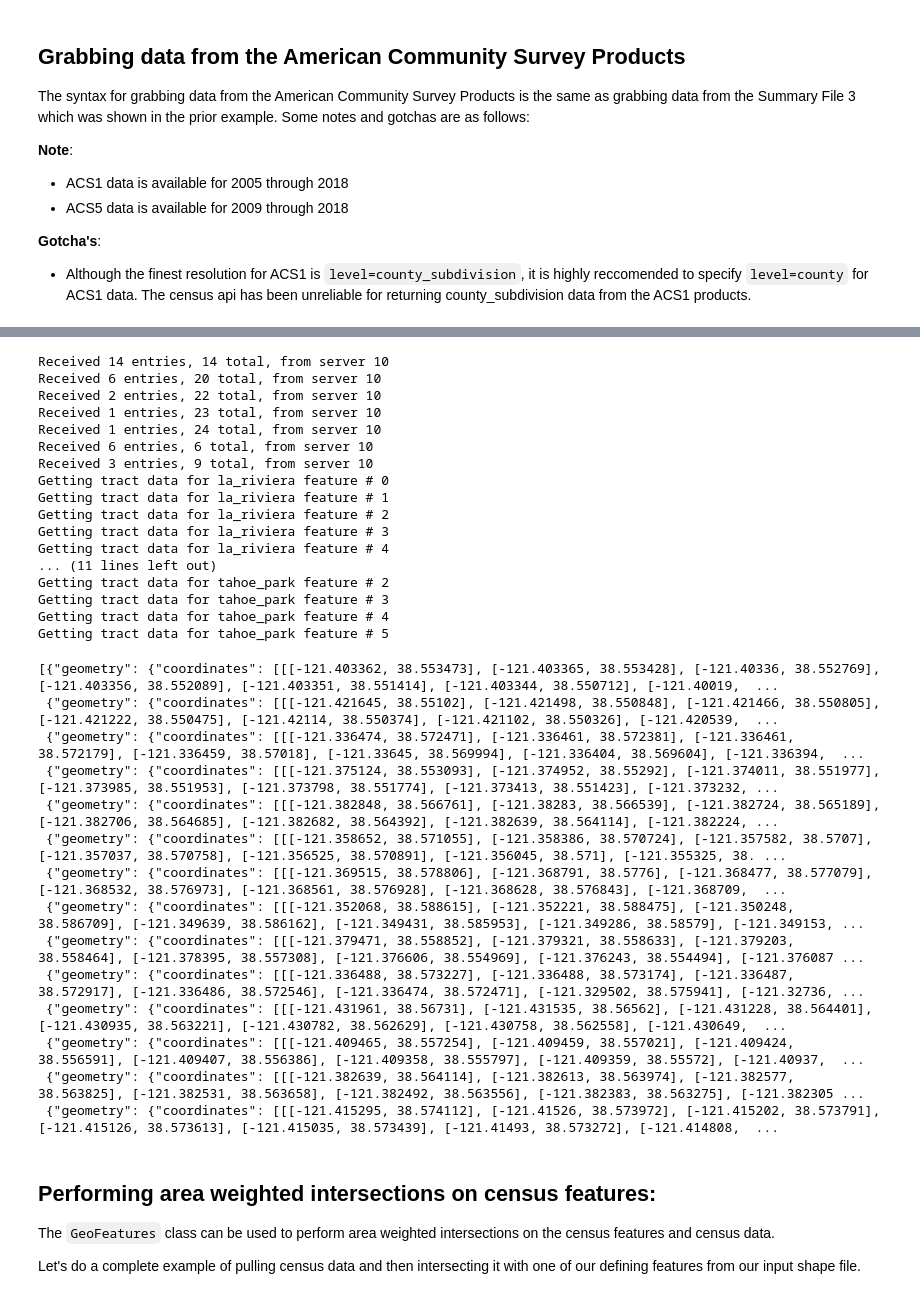
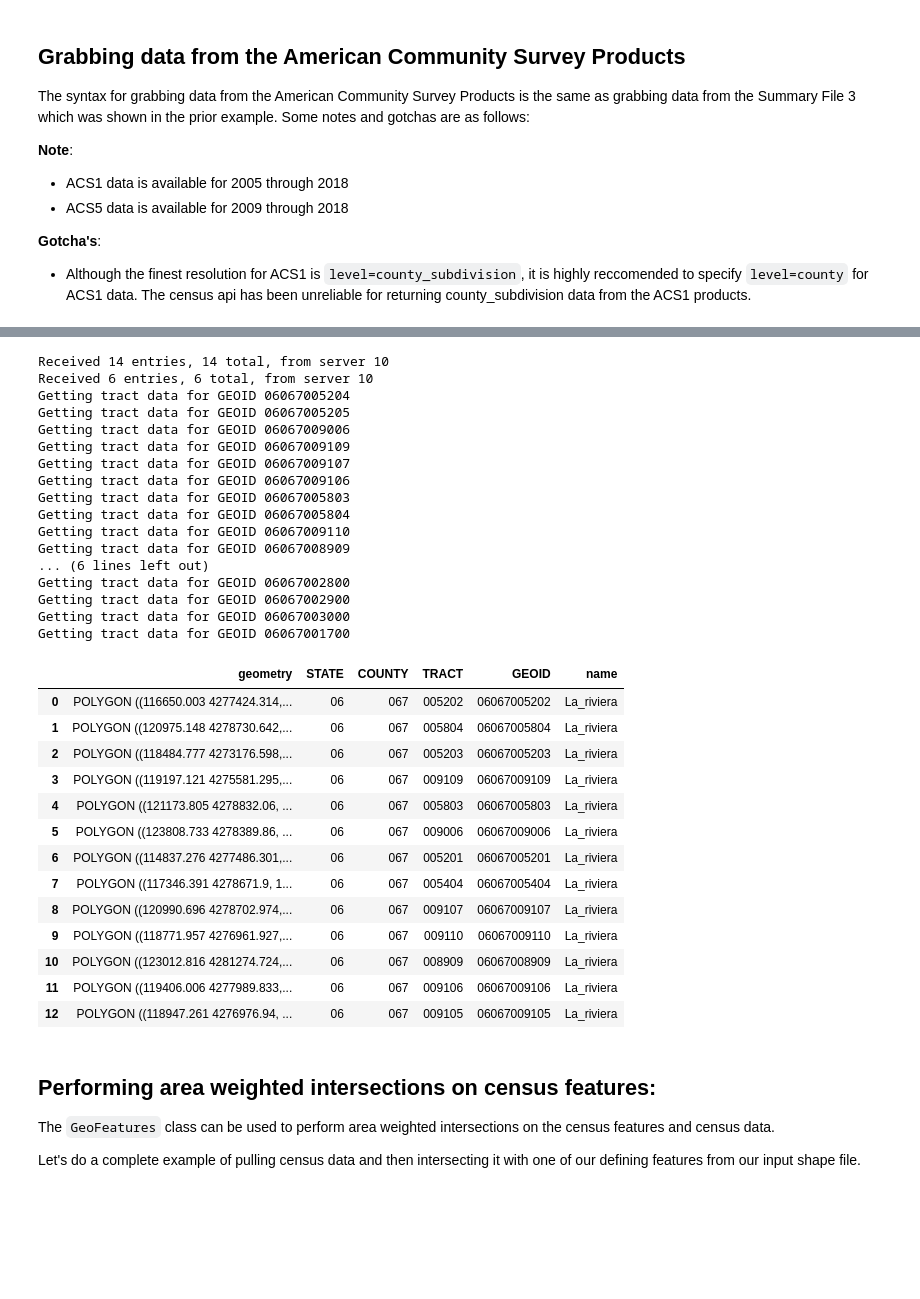
Before and after one commit to jlarsen-usgs/census-data-collector, a Jupyter notebook: examples/1 basic datacollector example.ipynb, the cells around one changed output, grey strips where cells are left out. Drawn from its saved outputs; the diff is of its cells as text; code cells hidden in the pictures; blank space fills up the shorter version.

```diff
--- a/examples/1 basic datacollector example.ipynb
+++ b/examples/1 basic datacollector example.ipynb
@@ -24,7 +23,7 @@ from censusdc import TigerWeb, Acs1, Acs5, Sf3
 
 A personal API key can be obtained from https://api.census.gov/data/key_signup.html
 # %%
-apikey = os.path.join("..", "api_key.dat")
+apikey = Path("../api_key.dat")
 with open(apikey) as api:
     apikey = api.readline().strip()
 # %% [markdown]
@@ -39,0 +37,4 @@ shp_file = os.path.join('..', 'data', 'Sacramento_neighborhoods_WGS.shp')
+# %%
+shp_file = Path('../data/Sacramento_neighborhoods.shp')
+gdf = gpd.read_file(shp_file)
+gdf.head()
@@ -259,50 +245,49 @@ Getting county data for tahoe_park feature # 0
 # %%
 # An ACS5 example
 year = 2010
 level = "tract"
 
-tigweb = TigerWeb(shp_file, field="name")
+tigweb = TigerWeb(gdf, field="name")
 tigweb.get_data(year, level=level)
 
 variables = (AcsVariables.population, AcsVariables.median_income)
 acs5 = Acs5(tigweb.features, year, apikey)
 acs5.get_data(level=level, variables=variables)
 
-names = acs5.feature_names
-la_riv = acs5.get_feature(names[0])
-la_riv
+features = acs5.features
+features
 # %% [output]
 Received 14 entries, 14 total, from server 10
-Received 6 entries, 20 total, from server 10
-Received 2 entries, 22 total, from server 10
-Received 1 entries, 23 total, from server 10
-Received 1 entries, 24 total, from server 10
 Received 6 entries, 6 total, from server 10
-Received 3 entries, 9 total, from server 10
-Getting tract data for la_riviera feature # 0
-Getting tract data for la_riviera feature # 1
-Getting tract data for la_riviera feature # 2
-Getting tract data for la_riviera feature # 3
-Getting tract data for la_riviera feature # 4
-... (11 lines left out)
-Getting tract data for tahoe_park feature # 2
-Getting tract data for tahoe_park feature # 3
-Getting tract data for tahoe_park feature # 4
-Getting tract data for tahoe_park feature # 5
+Getting tract data for GEOID 06067005204
+Getting tract data for GEOID 06067005205
+Getting tract data for GEOID 06067009006
+Getting tract data for GEOID 06067009109
+Getting tract data for GEOID 06067009107
+Getting tract data for GEOID 06067009106
+Getting tract data for GEOID 06067005803
+Getting tract data for GEOID 06067005804
+Getting tract data for GEOID 06067009110
+Getting tract data for GEOID 06067008909
+... (6 lines left out)
+Getting tract data for GEOID 06067002800
+Getting tract data for GEOID 06067002900
+Getting tract data for GEOID 06067003000
+Getting tract data for GEOID 06067001700
-[{"geometry": {"coordinates": [[[-121.403362, 38.553473], [-121.403365, 38.553428], [-121.40336, 38.552769], [-121.403356, 38.552089], [-121.403351, 38.551414], [-121.403344, 38.550712], [-121.40019,  ...
- {"geometry": {"coordinates": [[[-121.421645, 38.55102], [-121.421498, 38.550848], [-121.421466, 38.550805], [-121.421222, 38.550475], [-121.42114, 38.550374], [-121.421102, 38.550326], [-121.420539,  ...
- {"geometry": {"coordinates": [[[-121.336474, 38.572471], [-121.336461, 38.572381], [-121.336461, 38.572179], [-121.336459, 38.57018], [-121.33645, 38.569994], [-121.336404, 38.569604], [-121.336394,  ...
- {"geometry": {"coordinates": [[[-121.375124, 38.553093], [-121.374952, 38.55292], [-121.374011, 38.551977], [-121.373985, 38.551953], [-121.373798, 38.551774], [-121.373413, 38.551423], [-121.373232, ...
- {"geometry": {"coordinates": [[[-121.382848, 38.566761], [-121.38283, 38.566539], [-121.382724, 38.565189], [-121.382706, 38.564685], [-121.382682, 38.564392], [-121.382639, 38.564114], [-121.382224, ...
- {"geometry": {"coordinates": [[[-121.358652, 38.571055], [-121.358386, 38.570724], [-121.357582, 38.5707], [-121.357037, 38.570758], [-121.356525, 38.570891], [-121.356045, 38.571], [-121.355325, 38. ...
- {"geometry": {"coordinates": [[[-121.369515, 38.578806], [-121.368791, 38.5776], [-121.368477, 38.577079], [-121.368532, 38.576973], [-121.368561, 38.576928], [-121.368628, 38.576843], [-121.368709,  ...
- {"geometry": {"coordinates": [[[-121.352068, 38.588615], [-121.352221, 38.588475], [-121.350248, 38.586709], [-121.349639, 38.586162], [-121.349431, 38.585953], [-121.349286, 38.58579], [-121.349153, ...
- {"geometry": {"coordinates": [[[-121.379471, 38.558852], [-121.379321, 38.558633], [-121.379203, 38.558464], [-121.378395, 38.557308], [-121.376606, 38.554969], [-121.376243, 38.554494], [-121.376087 ...
- {"geometry": {"coordinates": [[[-121.336488, 38.573227], [-121.336488, 38.573174], [-121.336487, 38.572917], [-121.336486, 38.572546], [-121.336474, 38.572471], [-121.329502, 38.575941], [-121.32736, ...
- {"geometry": {"coordinates": [[[-121.431961, 38.56731], [-121.431535, 38.56562], [-121.431228, 38.564401], [-121.430935, 38.563221], [-121.430782, 38.562629], [-121.430758, 38.562558], [-121.430649,  ...
- {"geometry": {"coordinates": [[[-121.409465, 38.557254], [-121.409459, 38.557021], [-121.409424, 38.556591], [-121.409407, 38.556386], [-121.409358, 38.555797], [-121.409359, 38.55572], [-121.40937,  ...
- {"geometry": {"coordinates": [[[-121.382639, 38.564114], [-121.382613, 38.563974], [-121.382577, 38.563825], [-121.382531, 38.563658], [-121.382492, 38.563556], [-121.382383, 38.563275], [-121.382305 ...
- {"geometry": {"coordinates": [[[-121.415295, 38.574112], [-121.41526, 38.573972], [-121.415202, 38.573791], [-121.415126, 38.573613], [-121.415035, 38.573439], [-121.41493, 38.573272], [-121.414808,  ...
+|  | geometry | STATE | COUNTY | TRACT | GEOID | name |
+| 0 | POLYGON ((116650.003 4277424.314,... | 06 | 067 | 005202 | 06067005202 | La_riviera |
+| 1 | POLYGON ((120975.148 4278730.642,... | 06 | 067 | 005804 | 06067005804 | La_riviera |
+| 2 | POLYGON ((118484.777 4273176.598,... | 06 | 067 | 005203 | 06067005203 | La_riviera |
+| 3 | POLYGON ((119197.121 4275581.295,... | 06 | 067 | 009109 | 06067009109 | La_riviera |
+| 4 | POLYGON ((121173.805 4278832.06, ... | 06 | 067 | 005803 | 06067005803 | La_riviera |
+| 5 | POLYGON ((123808.733 4278389.86, ... | 06 | 067 | 009006 | 06067009006 | La_riviera |
+| 6 | POLYGON ((114837.276 4277486.301,... | 06 | 067 | 005201 | 06067005201 | La_riviera |
+| 7 | POLYGON ((117346.391 4278671.9, 1... | 06 | 067 | 005404 | 06067005404 | La_riviera |
+| 8 | POLYGON ((120990.696 4278702.974,... | 06 | 067 | 009107 | 06067009107 | La_riviera |
+| 9 | POLYGON ((118771.957 4276961.927,... | 06 | 067 | 009110 | 06067009110 | La_riviera |
+| 10 | POLYGON ((123012.816 4281274.724,... | 06 | 067 | 008909 | 06067008909 | La_riviera |
+| 11 | POLYGON ((119406.006 4277989.833,... | 06 | 067 | 009106 | 06067009106 | La_riviera |
+| 12 | POLYGON ((118947.261 4276976.94, ... | 06 | 067 | 009105 | 06067009105 | La_riviera |
 # %% [markdown]
 ## Performing area weighted intersections on census features:
 
```
Also changed, not shown: parts of 16 cells of this notebook, 2 other files.
